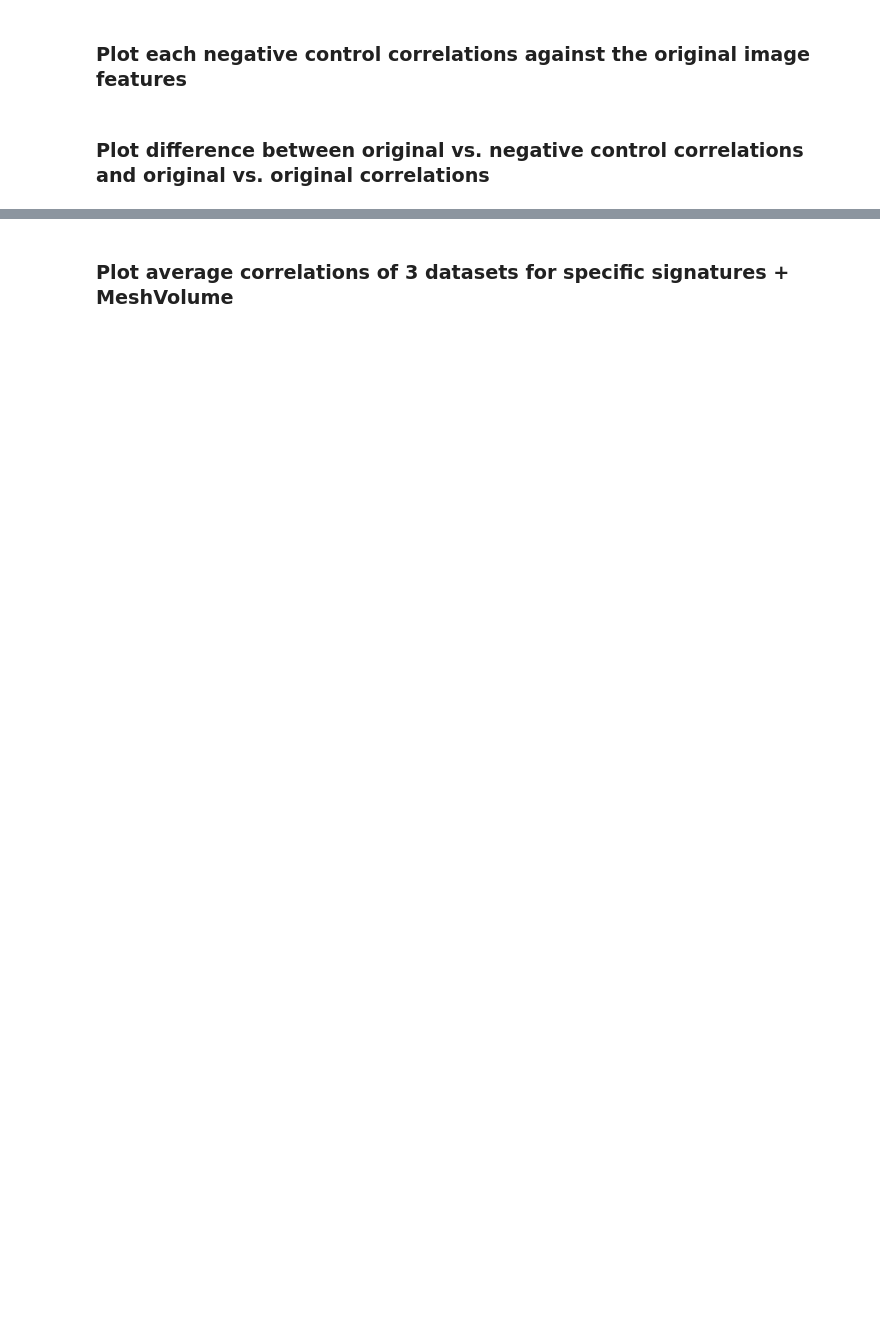
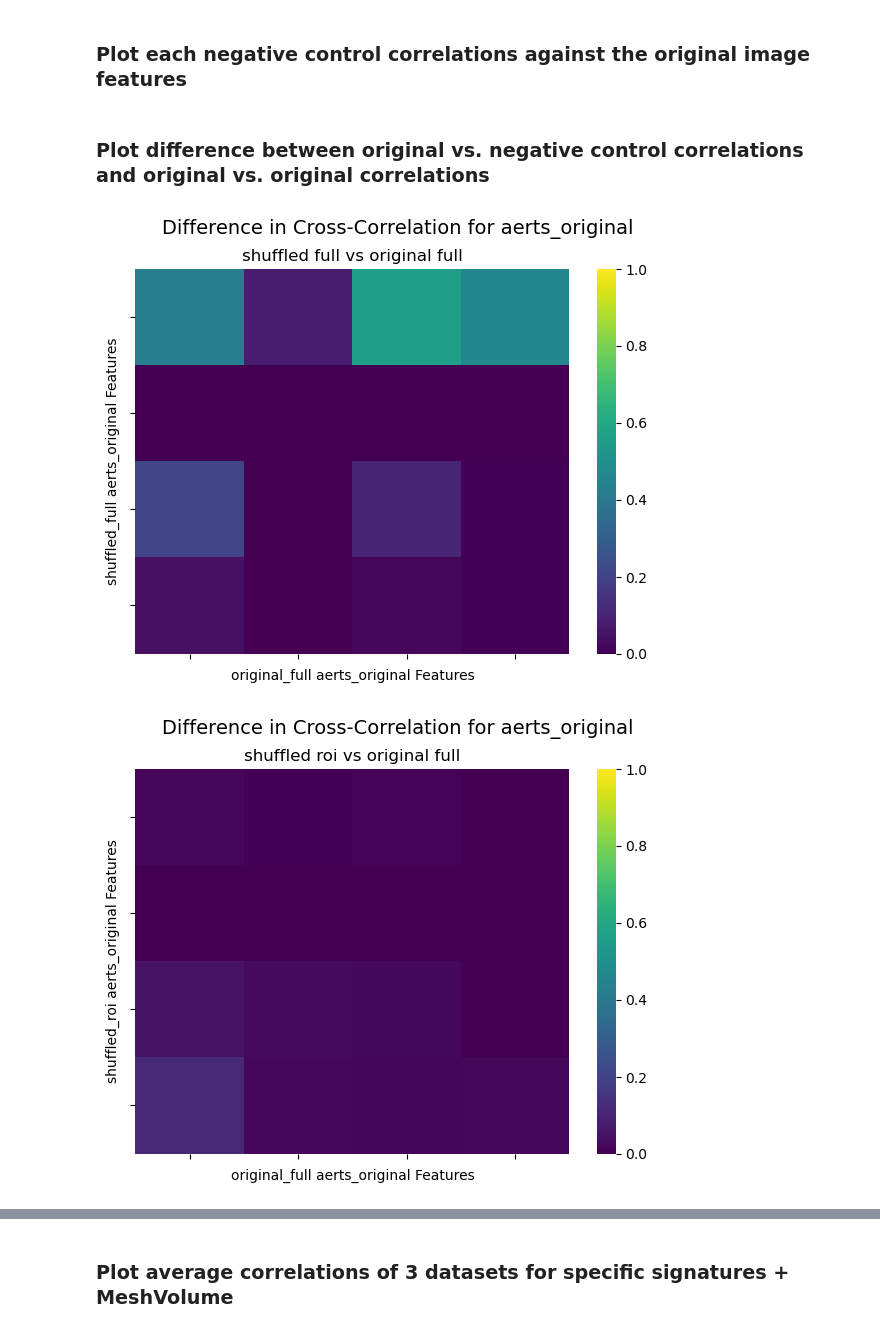
Before and after one commit to bhklab/readii_2_roqc, a Jupyter notebook: sandbox/dev/dev_correlate.ipynb, the cells around one changed output, grey strips where cells are left out. Drawn from its saved outputs; the diff is of its cells as text; code cells hidden in the pictures; blank space fills up the shorter version.

```diff
--- a/sandbox/dev/dev_correlate.ipynb
+++ b/sandbox/dev/dev_correlate.ipynb
@@ -663,15 +702,28 @@ corr_type = "cross"
 subset_keyword = 'original'
 correlation_method = "pearson"
 cmap = "viridis"
-signature = "Original"
-absolute = False
+signature = "aerts_original"
+absolute = True
+
+if signature:
+    signature_df = load_signature_config(signature_name)
+
+
+difference_correlations_dict = {}
+
+orig_corr_file = Path("correlation") / "self" / "pyradiomics" / "linear_all_images_features" / f"original_full_pearson.csv"
+original_radcure_correlations = pd.read_csv(dirs.RESULTS / "TCIA_RADCURE_windowed" / orig_corr_file, index_col=0)
+original_hn1_correlations = pd.read_csv(dirs.RESULTS / "TCIA_HEAD-NECK-RADIOMICS-HN1_windowed" / orig_corr_file, index_col=0)
+original_nsclc_correlations = pd.read_csv(dirs.RESULTS / "TCIA_NSCLC-Radiomics_windowed" / orig_corr_file, index_col=0)
+
+original_average_correlations = (original_radcure_correlations + original_hn1_correlations + original_nsclc_correlations) / 3
 
 for itype in image_type_iterator(dataset_config):
     image_type = "_".join(itype)
     if image_type == 'original_full':
         # Load the original full self-correlation to look at
         corr_file = Path("correlation") / "self" / "pyradiomics" / "linear_all_images_features" / f"{image_type}_pearson.csv"
-
+        continue
     else:
         corr_file = Path("correlation") / corr_type / "pyradiomics" / "linear_all_images_features" / f"{image_type}_vs_original_full_pearson.csv"
 
@@ -682,46 +734,47 @@ for itype in image_type_iterator(dataset_config):
 
     average_correlations = (radcure_correlations + hn1_correlations + nsclc_correlations) / 3
 
-    orig_corr_file = Path("correlation") / "self" / "pyradiomics" / "linear_all_images_features" / f"original_full_pearson.csv"
-
-    original_radcure_correlations = pd.read_csv(dirs.RESULTS / "TCIA_RADCURE_windowed" / orig_corr_file, index_col=0)
-    original_hn1_correlations = pd.read_csv(dirs.RESULTS / "TCIA_HEAD-NECK-RADIOMICS-HN1_windowed" / orig_corr_file, index_col=0)
-    original_nsclc_correlations = pd.read_csv(dirs.RESULTS / "TCIA_NSCLC-Radiomics_windowed" / orig_corr_file, index_col=0)
-
-    original_average_correlations = (original_radcure_correlations + original_hn1_correlations + original_nsclc_correlations) / 3
-
     difference_correlations = average_correlations - original_average_correlations
 
     if absolute:
         difference_correlations = np.abs(difference_correlations)
         vmin = 0
     else:
         vmin = -1.0
 
-    diff_corr_subset = get_pattern_subset_features(difference_correlations,
-                                                   x_subset_keyword = subset_keyword,
-                                                   y_subset_keyword = subset_keyword,
-                                                   include_volume = False)
+    if signature:
+        difference_correlations = difference_correlations.loc[signature_df.index, signature_df.index]
 
-    diff_corr_hm = plotCorrelationHeatmap(diff_corr_subset,
+    # diff_corr_subset = get_pattern_subset_features(difference_correlations,
+    #                                                x_subset_keyword = subset_keyword,
+    #                                                y_subset_keyword = subset_keyword,
+    #                                                include_volume = False)
+
+    diff_corr_hm = plotCorrelationHeatmap(difference_correlations,
                             diagonal = False,
                             cmap = cmap,
                             xlabel = f'original_full {signature} Features',
                             ylabel = f'{image_type} {signature} Features',
-                            title = f"Difference in {corr_type.capitalize()}-Correlation for {dataset}",
+                            title = f"Difference in {corr_type.capitalize()}-Correlation for {signature}",
                             subtitle = f"{' '.join(image_type.split('_'))} vs original full",
                             show_tick_labels = False,
                             vmin = vmin,
                             vmax = 1.0
                             )
-    diff_corr_hm.set_size_inches(12,10)
-    diff_corr_hm = add_pyrad_feature_class_labels(diff_corr_hm)
+    diff_corr_hm.set_size_inches(7,5)
+
+    difference_correlations_dict[image_type] = difference_correlations.mean().mean()
+
+    # diff_corr_hm = add_pyrad_feature_class_labels(diff_corr_hm)
 
     # save_path = saveCorrelationHeatmap(diff_corr_hm,
     #                                     correlation_directory = dirs.RESULTS / dataset / "visualization" / "feature_correlation" / f"{corr_type}_corr_difference" / ("absolute" if absolute else "relative") / signature if signature else "",
     #                                     cmap = cmap,
     #                                     feature_types=[f'{image_type}_vs_original_full'],
     #                                     correlation_type=correlation_method,
     #                                     overwrite = True)
 
     # plt.close()
+# %% [output]
+[figure, added]
+[figure, added]
```
Also changed, not shown: parts of 22 cells of this notebook.
